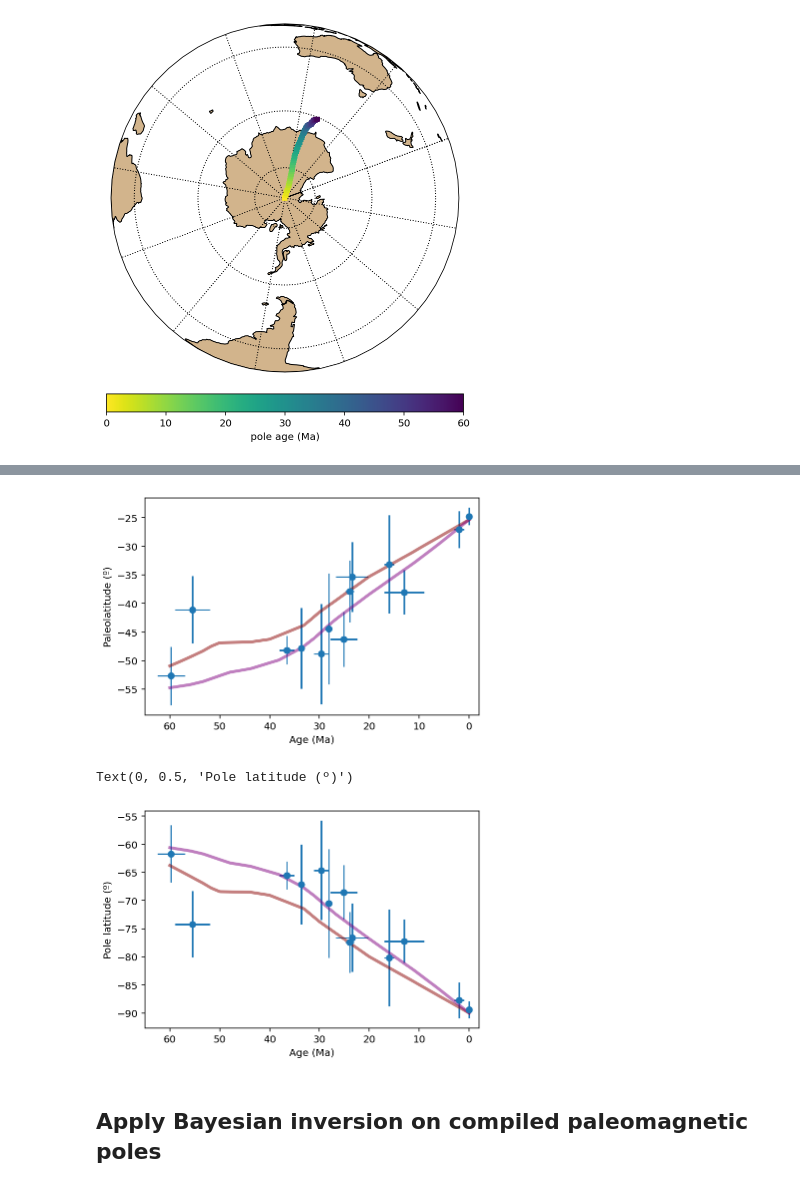
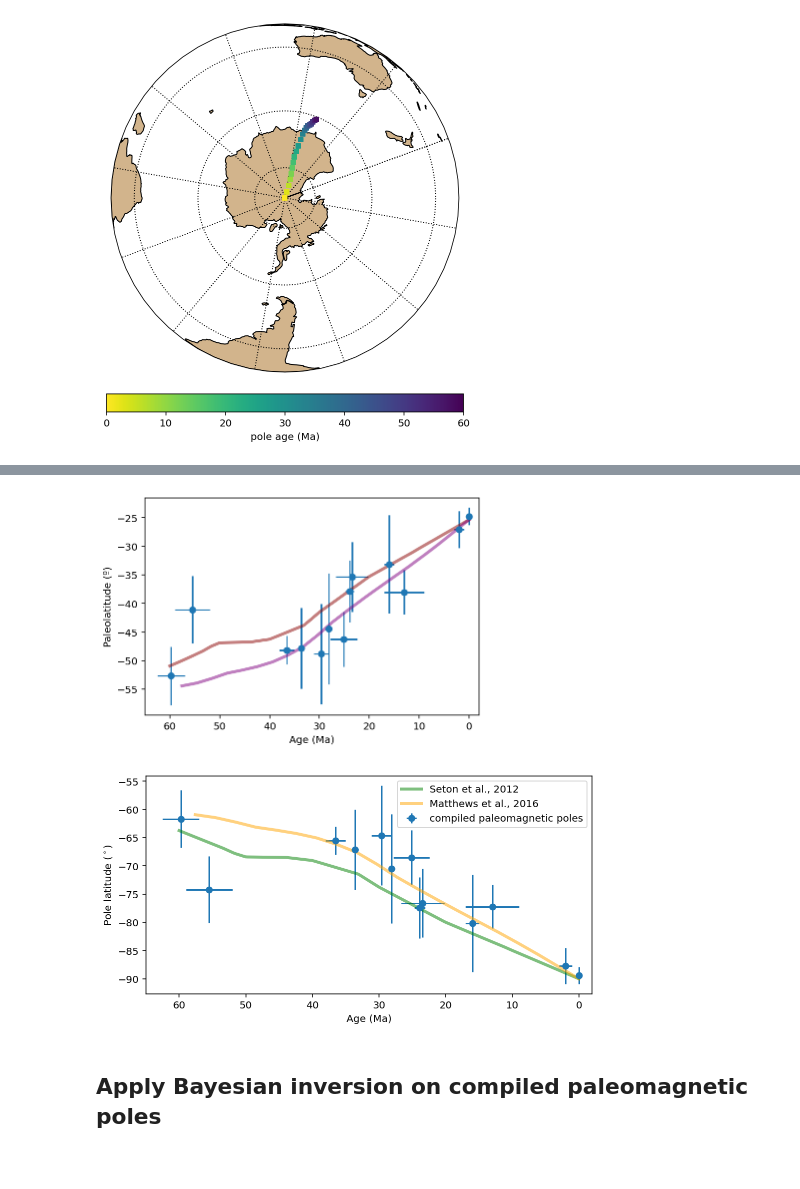
Before and after one commit to Swanson-Hysell-Group/Bayesian_PEP_inversion, a Jupyter notebook: PEP_Australia.ipynb, the cells around one changed output, grey strips where cells are left out. Drawn from its saved outputs; the diff is of its cells as text; code cells hidden in the pictures.

```diff
--- a/PEP_Australia.ipynb
+++ b/PEP_Australia.ipynb
@@ -102,7 +102,7 @@ ipmag.plot_poles_colorbar(map_axis,(Aus_poles['PLon']+180).tolist(),
 # %% [markdown]
 ### Matthews et al., 2016 Australia APW
 # %%
-Matthews_path = np.loadtxt('./data/Australia_poles/australia_apw_matthews_2016.txt')[::2]
+Matthews_path = np.loadtxt('./data/Australia_poles/australia_apw_matthews_2016.txt')[::5]
 # %%
 map_axis = ipmag.make_orthographic_map(central_longitude=110, central_latitude=-90)
 
@@ -152,18 +164,21 @@ plt.xlabel('Age (Ma)')
 plt.ylabel('Paleolatitude (º)')
 plt.show()
 # %% [output]
-[figure, old version]
+[figure, new version]
 # %%
-plt.errorbar(Aus_poles['AgeNominal'],-Aus_poles['PLat'],yerr=Aus_poles['A95'],xerr=Aus_poles['Age_error'],fmt='o')
-plt.plot(Seton_path[:,0],Seton_path[:,2],color='darkred',linewidth=3,alpha=0.5)
-plt.plot(Matthews_path[:,0],Matthews_path[:,2],color='purple',linewidth=3,alpha=0.5)
+
+plt.figure(figsize=(8,4))
+plt.errorbar(Aus_poles['AgeNominal'],-Aus_poles['PLat'],yerr=Aus_poles['A95'],xerr=Aus_poles['Age_error'],fmt='o', label='compiled paleomagnetic poles')
+plt.plot(Seton_path[:,0],Seton_path[:,2],linewidth=3,alpha=0.5, color = 'green', label='Seton et al., 2012')
+plt.plot(Matthews_path[:,0],Matthews_path[:,2], linewidth=3,alpha=0.5, color = 'orange', label='Matthews et al., 2016')
 
 plt.xlim(65,-2)
 plt.xlabel('Age (Ma)')
-plt.ylabel('Pole latitude (º)')
+plt.ylabel('Pole latitude ($^\circ$)')
+plt.legend()
+plt.savefig('./code_output/aus_lat_rate.png', dpi=600, bbox_inches='tight')
 # %% [output]
-Text(0, 0.5, 'Pole latitude (º)')
-[figure, old version]
+[figure, new version]
 # %% [markdown]
 ## Apply Bayesian inversion on compiled paleomagnetic poles
 # %%
```
Also changed, not shown: parts of 9 cells of this notebook, 7 other files.
